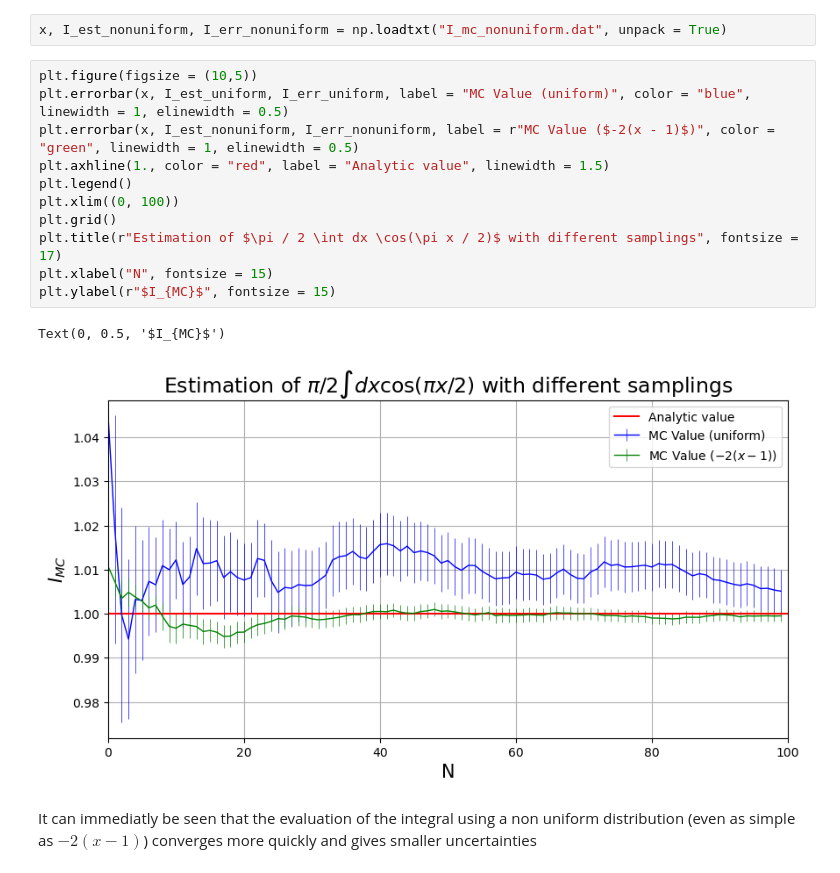
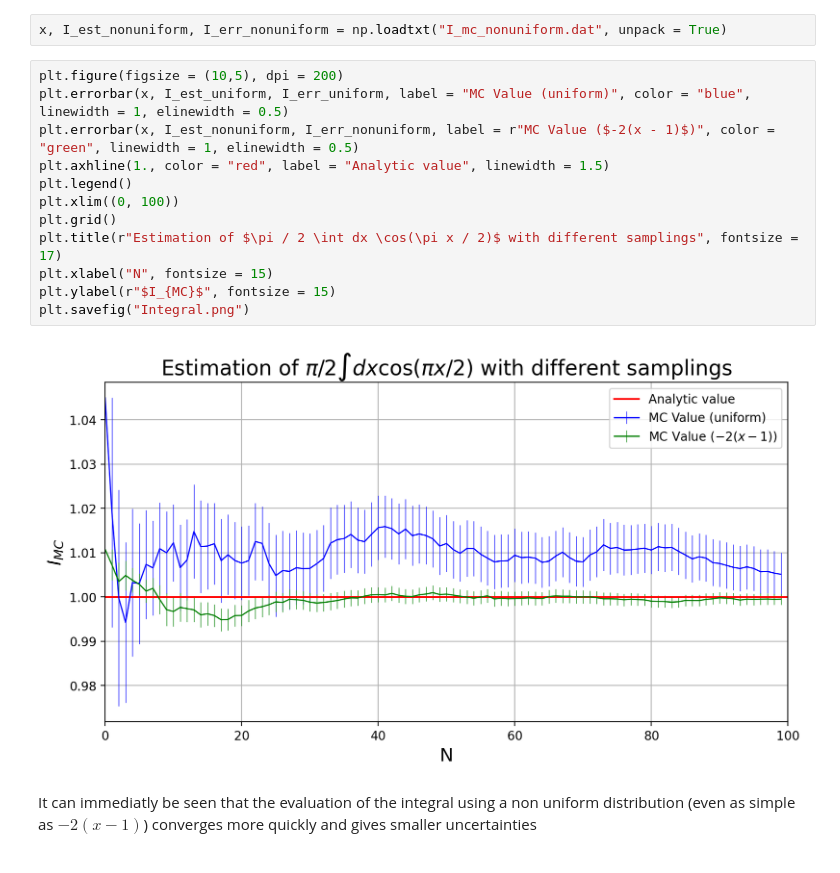
Before and after one commit to Giac97/Simulazione-Numerica, a Jupyter notebook: notebooks/Exercise 2/Exercise 2 - Analysis.ipynb, the cells around one changed output. Cells and saved outputs as stored; diff of their text form.

```diff
--- a/notebooks/Exercise 2/Exercise 2 - Analysis.ipynb
+++ b/notebooks/Exercise 2/Exercise 2 - Analysis.ipynb
@@ -19,19 +19,19 @@ then from a non uniform distribution
 # %%
 x, I_est_nonuniform, I_err_nonuniform = np.loadtxt("I_mc_nonuniform.dat", unpack = True)
 # %%
-plt.figure(figsize = (10,5))
+plt.figure(figsize = (10,5), dpi = 200)
 plt.errorbar(x, I_est_uniform, I_err_uniform, label = "MC Value (uniform)", color = "blue", linewidth = 1, elinewidth = 0.5)
 plt.errorbar(x, I_est_nonuniform, I_err_nonuniform, label = r"MC Value ($-2(x - 1)$)", color = "green", linewidth = 1, elinewidth = 0.5)
 plt.axhline(1., color = "red", label = "Analytic value", linewidth = 1.5)
 plt.legend()
 plt.xlim((0, 100))
 plt.grid()
 plt.title(r"Estimation of $\pi / 2 \int dx \cos(\pi x / 2)$ with different samplings", fontsize = 17)
 plt.xlabel("N", fontsize = 15)
 plt.ylabel(r"$I_{MC}$", fontsize = 15)
+plt.savefig("Integral.png")
 # %% [output]
-Text(0, 0.5, '$I_{MC}$')
-[figure, old version]
+[figure, new version]
 # %% [markdown]
 It can immediatly be seen that the evaluation of the integral using a non uniform distribution (even as simple as $-2(x - 1)$) converges more quickly and gives smaller uncertainties
 # %% [markdown]
```
Also changed, not shown: parts of 1 cell of this notebook, 2 other files.
